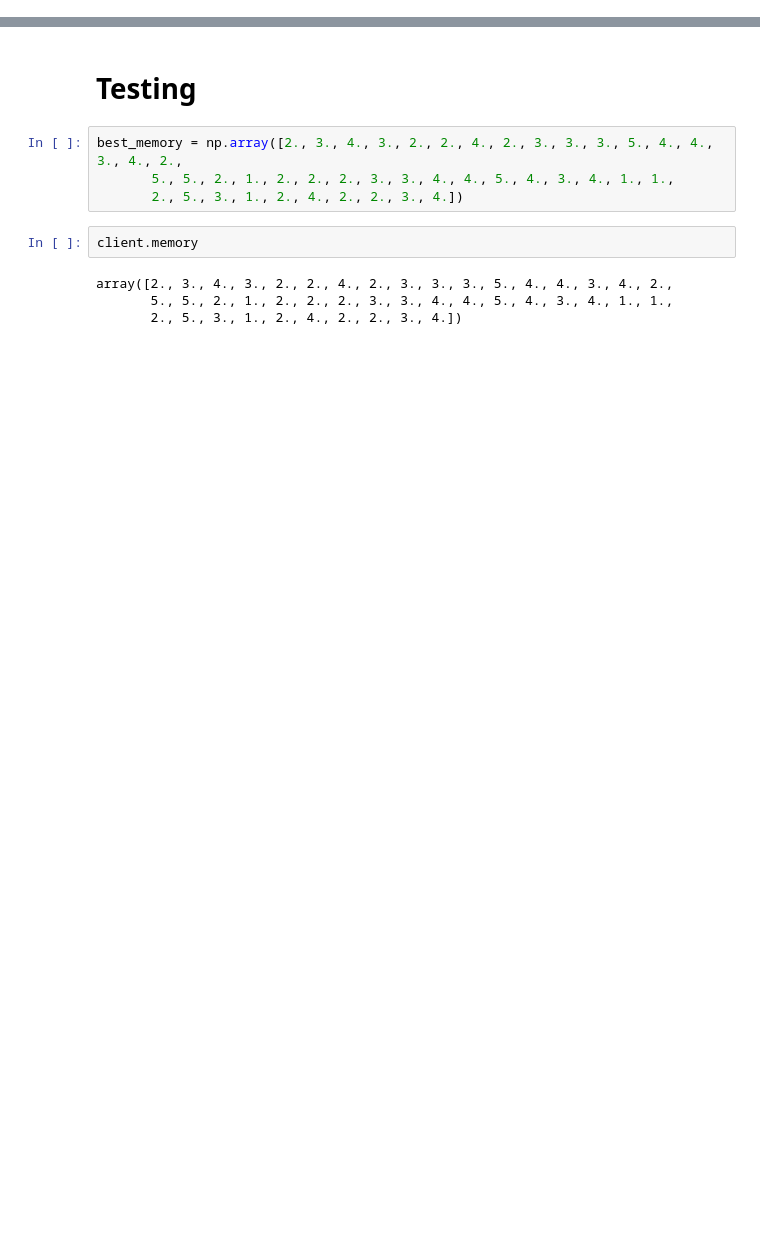
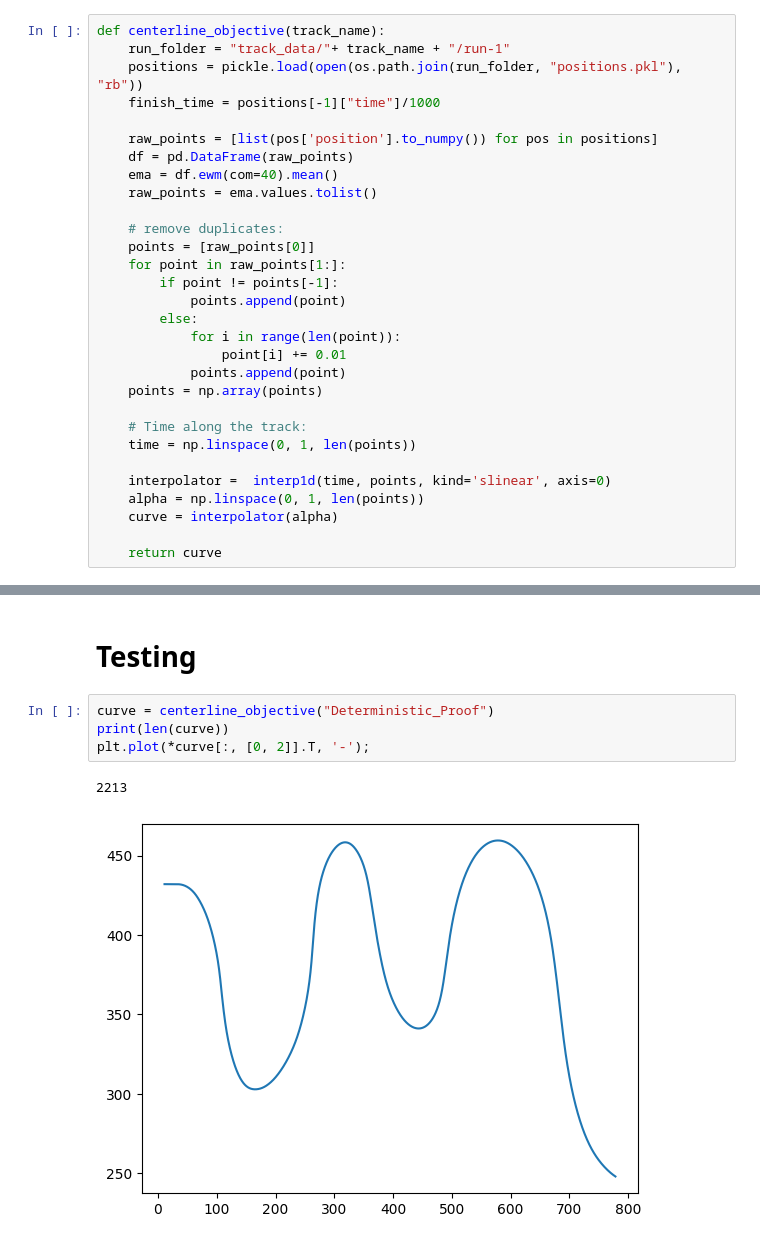
Before and after one commit to Jean-BaptisteAC/TrackMania-RL, a Jupyter notebook: Deterministic Proof.ipynb, the cells around one changed output, grey strips where cells are left out. Cells and saved outputs as stored; diff of their text form; blank space fills up the shorter version.

```diff
--- a/Deterministic Proof.ipynb
+++ b/Deterministic Proof.ipynb
@@ -191,3 +206,33 @@ class ReplayClient(AbstractClient):
+# %%
+def centerline_objective(track_name):
+    run_folder = "track_data/"+ track_name + "/run-1"
+    positions = pickle.load(open(os.path.join(run_folder, "positions.pkl"), "rb"))
+    finish_time = positions[-1]["time"]/1000
+
+    raw_points = [list(pos['position'].to_numpy()) for pos in positions]
+    df = pd.DataFrame(raw_points)
+    ema = df.ewm(com=40).mean()
+    raw_points = ema.values.tolist()
+
+    # remove duplicates:
+    points = [raw_points[0]]
+    for point in raw_points[1:]:
+        if point != points[-1]:
+            points.append(point)
+        else:
+            for i in range(len(point)):
+                point[i] += 0.01
+            points.append(point)
+    points = np.array(points)
+
+    # Time along the track:
+    time = np.linspace(0, 1, len(points))
+
+    interpolator =  interp1d(time, points, kind='slinear', axis=0)
+    alpha = np.linspace(0, 1, len(points))
+    curve = interpolator(alpha)
+
+    return curve
 # %% [markdown]
 ## Training Client
 # %%
@@ -268,12 +311,9 @@ Keybord Interrupt
 # %% [markdown]
 # Testing
-# %%
-best_memory = np.array([2., 3., 4., 3., 2., 2., 4., 2., 3., 3., 3., 5., 4., 4., 3., 4., 2.,
-       5., 5., 2., 1., 2., 2., 2., 3., 3., 4., 4., 5., 4., 3., 4., 1., 1.,
-       2., 5., 3., 1., 2., 4., 2., 2., 3., 4.])
-# %%
-client.memory
-# %% [output]
-array([2., 3., 4., 3., 2., 2., 4., 2., 3., 3., 3., 5., 4., 4., 3., 4., 2.,
-       5., 5., 2., 1., 2., 2., 2., 3., 3., 4., 4., 5., 4., 3., 4., 1., 1.,
-       2., 5., 3., 1., 2., 4., 2., 2., 3., 4.])
+# %%
+curve = centerline_objective("Deterministic_Proof")
+print(len(curve))
+plt.plot(*curve[:, [0, 2]].T, '-');
+# %% [output]
+2213
+[figure, added]
```
Also changed, not shown: parts of 8 cells of this notebook, 1 other file.
